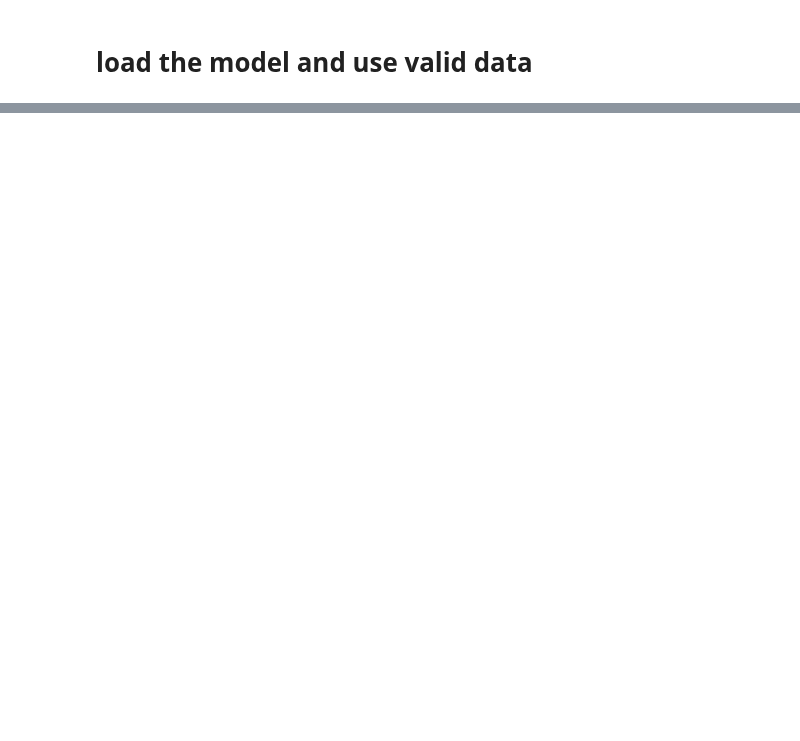
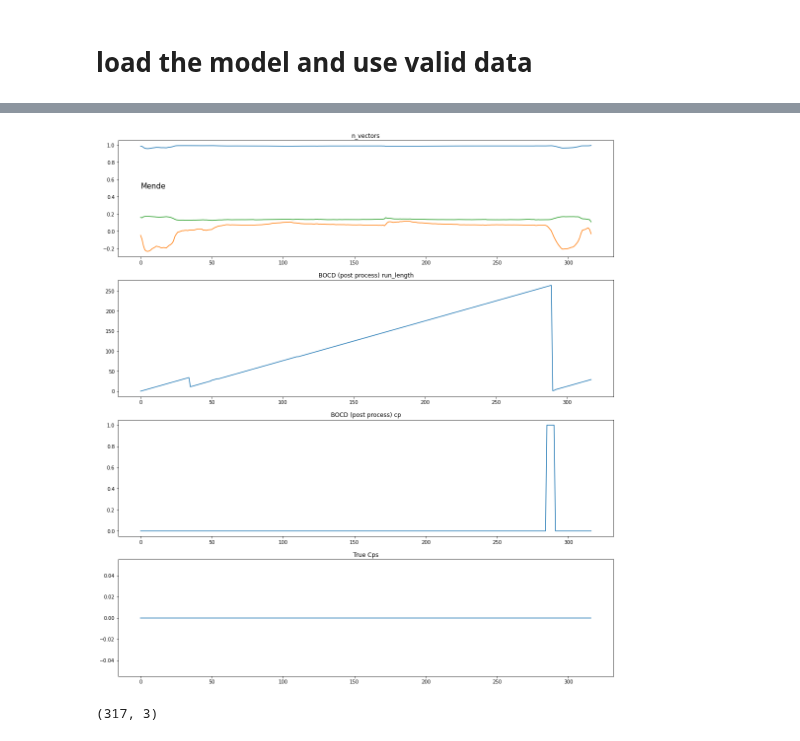
Before and after one commit to RichRast/Ge3Net, a Jupyter notebook: Notebooks/Shared_Notebooks/Geography predictions visualizations-Copy1.ipynb, the cells around one changed output, grey strips where cells are left out. Saved outputs shown, nothing was run; the diff lists cells and outputs as text; code cells hidden in the pictures; blank space fills up the shorter version.

Commit message:
refactor working with model B

```diff
--- a/Notebooks/Shared_Notebooks/Geography predictions visualizations-Copy1.ipynb
+++ b/Notebooks/Shared_Notebooks/Geography predictions visualizations-Copy1.ipynb
@@ -47,10 +48,10 @@ import test
 # %%
 # Specify the dataset to be evaluated
 # chm22 pca full dataset and model
-labels_path = osp.join(os.environ['OUT_PATH'],'humans/labels/data_id_3_geo')
-data_path = osp.join(os.environ['OUT_PATH'],'humans/labels/data_id_3_geo')
-models_path=osp.join(os.environ['OUT_PATH'],'humans/training/Model_B_exp_id_1_data_id_3_geo/')
-dataset_type='test'
+labels_path = osp.join(os.environ['OUT_PATH'],'humans/labels/data_id_1_geo')
+data_path = osp.join(os.environ['OUT_PATH'],'humans/labels/data_id_1_geo')
+models_path=osp.join(os.environ['OUT_PATH'],'humans/training/Model_B_exp_id_28_data_id_1_geo/')
+dataset_type='valid'
 # %%
 config={}
 config['data.labels']=labels_path
@@ -214,11 +189,12 @@ cp_target.shape
 # index=1007 #Surui
 # index=2974 #Surui nice example
 #1873# nice diversity of samples
-index=np.random.choice(idxOfInterest)
+# index=np.random.choice(idxOfInterest)
 # index=830
 # index=511
 # index=1040 #San
 # index=2205#1007 #2205, for 3_geo
+index=981
 print(index)
 true_cpsSample=cp_target[index,:]
 y_predSample=results_coord_main[index,:]
@@ -393,3 +438,32 @@ plot_coordinates_map(granularPopNames, pred_coord, lbl_coord, pred_cps=pred_cps_
+# %%
+def plot_changepoints(true_cps, pred_cps, y_pred, bocp_rl, y_var, popNames):
+    fig, ax = plt.subplots(4,1,figsize=[18,20])
+    T=len(true_cps)
+    ax[0].plot(y_pred)
+    ax[0].text(0, np.max(y_pred)-0.5, s=popNames[0], size=15)
+    for i in np.nonzero(true_cps)[0]:
+        ax[0].plot([i,i], [np.min(y_pred), np.max(y_pred)], 'r' )
+        ax[0].text(i, np.max(y_pred)-0.5, s=popNames[i+1], size=15)
+
+    ax[1].plot(np.arange(T+1), bocp_rl)
+    ax[2].plot(pred_cps)
+    ax[3].plot(true_cps)
+
+    ax[0].set_title("n_vectors")
+    ax[1].set_title("BOCD (post process) run_length")
+    ax[2].set_title("BOCD (post process) cp")
+    ax[3].set_title("True Cps")
+    plt.show()
+# %%
+y_var=y_predSample[:,1:]-y_predSample[:,:-1]
+bocp_rlSample=model_cpd.cp.detach().cpu().numpy()[index,:]
+plot_changepoints(true_cpsSample, pred_cps_BOCD, y_predSample, bocp_rlSample, y_var, namesSample)
+# %% [output]
+[figure, added]
+# %%
+y_predSample.shape
+# %% [output]
+(317, 3)
 # %%
 lbl_coord=convert_coordinates(y_trueSample[:,0], y_trueSample[:,1], y_trueSample[:,2])
 pred_coord=convert_coordinates(y_predSample[:,0], y_predSample[:,1], y_predSample[:,2])
```
Also changed, not shown: parts of 32 cells of this notebook, 9 other files.
